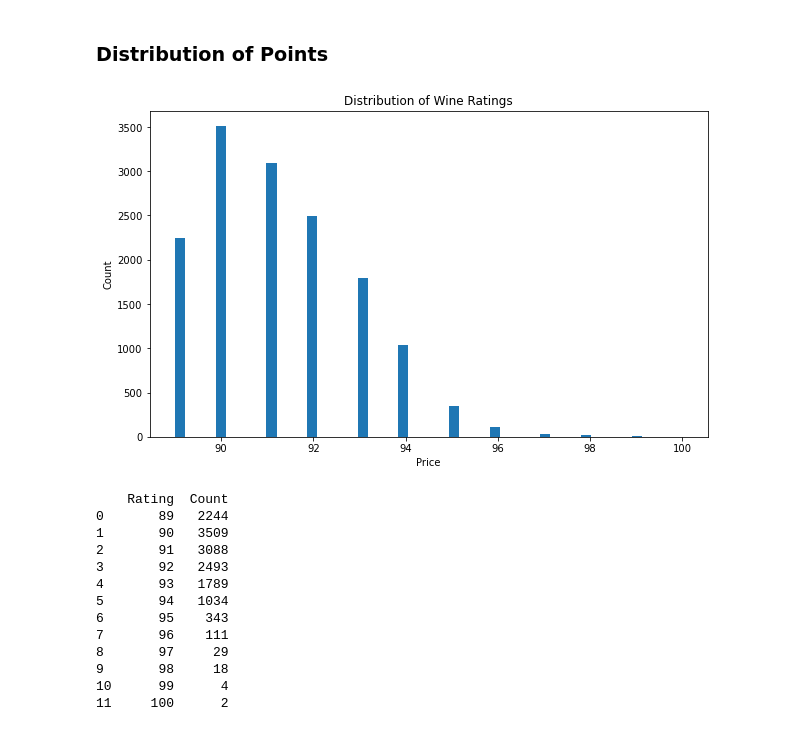
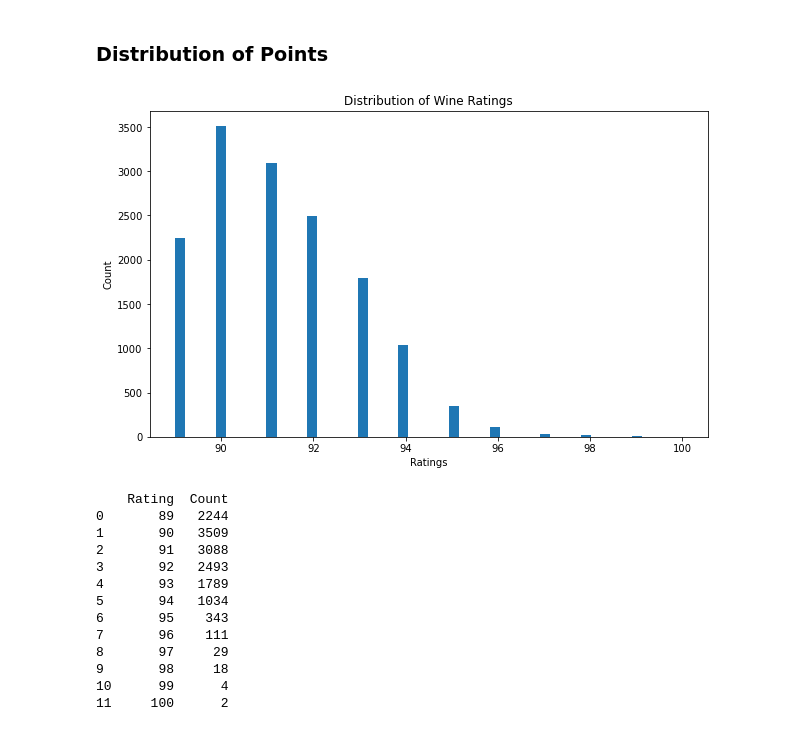
Before and after one commit to nicholas-khoo/Wine-Recommender-System, a Jupyter notebook: code/02_Exploratory_Data_Analysis.ipynb, the cells around one changed output. Drawn from its saved outputs; the diff is of its cells as text; code cells hidden in the pictures.

```diff
--- a/code/02_Exploratory_Data_Analysis.ipynb
+++ b/code/02_Exploratory_Data_Analysis.ipynb
@@ -104,12 +104,12 @@ Distribution of wine prices is heavily right-skewed with majority of the wines b
 # %%
 plt.figure(figsize=(10,6))
 plt.hist(wine_df['points'], bins=50)
-plt.xlabel('Price')
+plt.xlabel('Ratings')
 plt.ylabel('Count')
 plt.title('Distribution of Wine Ratings')
 plt.show()
 # %% [output]
-[figure, old version]
+[figure, new version]
 # %%
 # Count the number of occurrences of each rating
 rating_counts = wine_df['points'].value_counts().sort_index()
```
Also changed, not shown: parts of 1 cell of this notebook.
